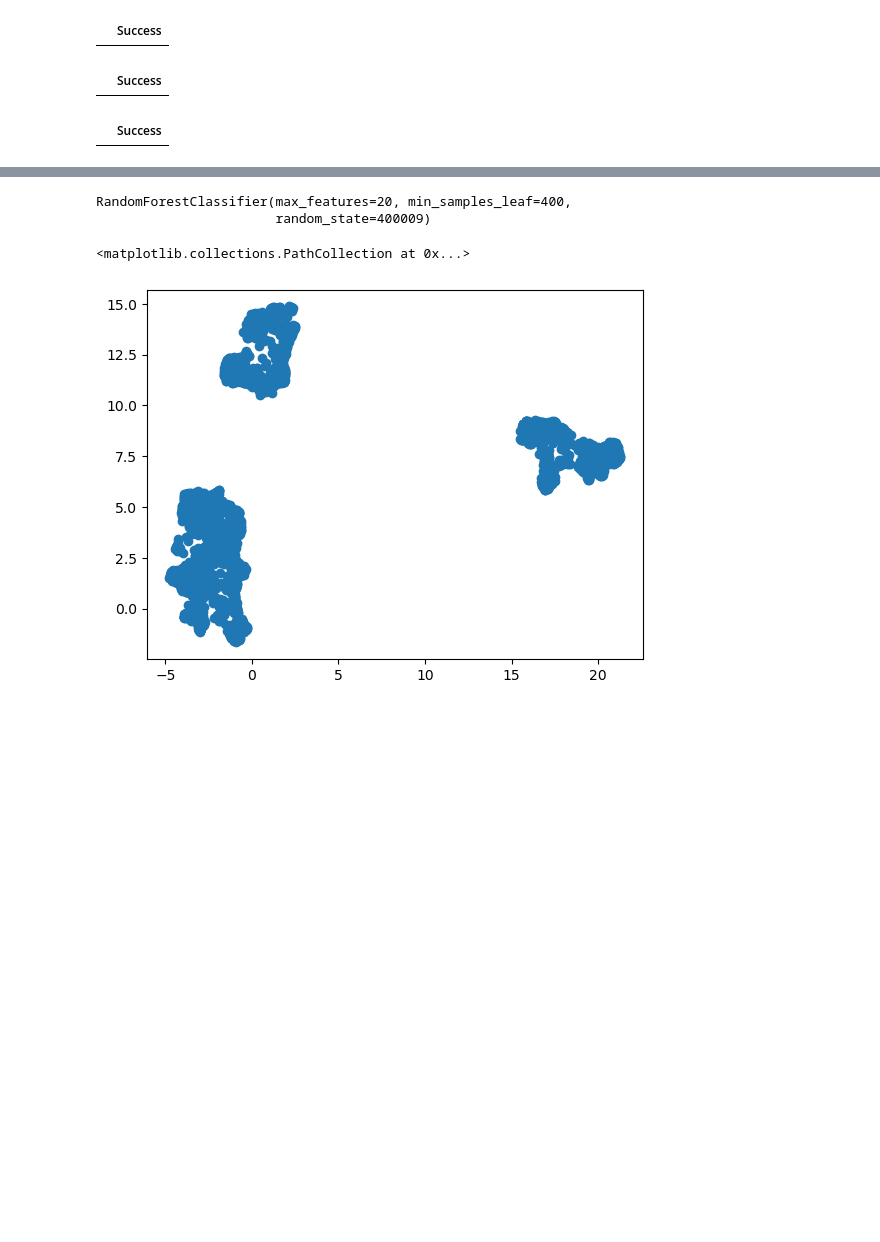
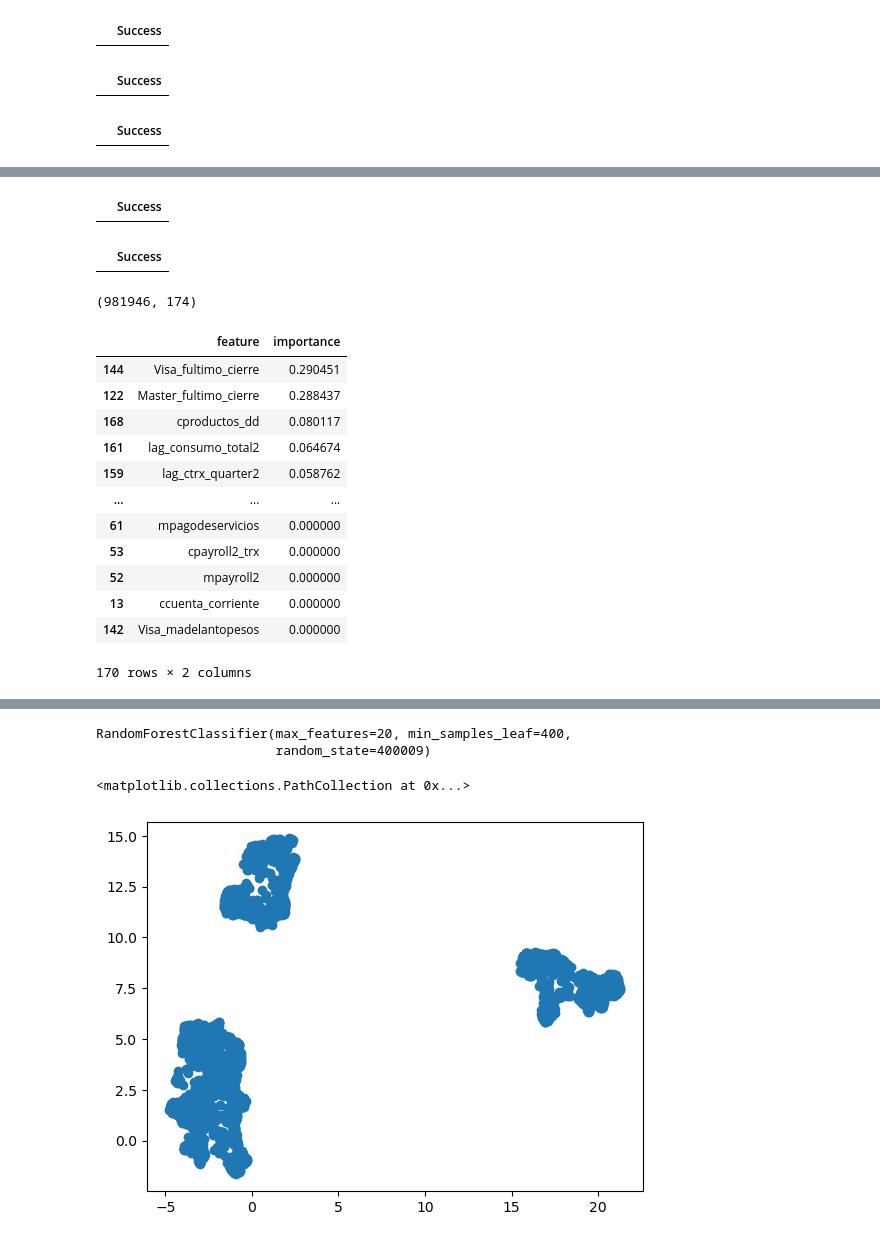
Before and after one commit to N-Alba-DS/dmeyf2024, a Jupyter notebook: Modelos/Modelo_1.ipynb, the cells around one changed output, grey strips where cells are left out. Cells and saved outputs as stored; diff of their text form; code cells hidden in the pictures; blank space fills up the shorter version.

```diff
--- a/Modelos/Modelo_1.ipynb
+++ b/Modelos/Modelo_1.ipynb
@@ -230,3 +250,30 @@ from df_train
+# %%
+%%sql
+create or replace table df_train as
+select *
+    , percent_rank() over (partition by foto_mes order by cliente_antiguedad) as cliente_antiguedad_dd
+    , percent_rank() over (partition by foto_mes order by cliente_edad) as cliente_edad_dd
+    , percent_rank() over (partition by foto_mes order by ctrx_quarter) as ctrx_quarter_dd
+    , percent_rank() over (partition by foto_mes order by mactivos_margen) as mactivos_margen_dd
+    , percent_rank() over (partition by foto_mes order by mpayroll) as mpayroll_dd
+    , percent_rank() over (partition by foto_mes order by intensidad_gasto) as intensidad_gasto_dd
+    , percent_rank() over (partition by foto_mes order by cproductos) as cproductos_dd
+from df_train
+# %% [output]
+|  | Success |
+# %%
+%%sql
+create or replace table df_train as
+select *
+    , percent_rank() over (partition by foto_mes order by cliente_antiguedad) as cliente_antiguedad_dd
+
+from df_train
+# %% [output]
+|  | Success |
 # %%
 result = %sql SELECT * FROM df_train
 df_train = pd.DataFrame(result)
+# %%
+df_train.shape
+# %% [output]
+(981946, 174)
@@ -232,0 +282,31 @@ df_train = pd.DataFrame(result)
+# %%
+mod = sklearn.ensemble.RandomForestClassifier(n_estimators=400, min_samples_leaf=200, random_state=semillas[1], n_jobs=-1)
+X = df_train.drop(columns=['clase_ternaria'])
+
+X = X.select_dtypes(include=['float64', 'int64'])
+Y = df_train['clase_ternaria']
+imp_mean = SimpleImputer(missing_values=np.nan, strategy='median')
+X_imp = imp_mean.fit_transform(X)
+mod.fit(X_imp, Y)
+importances = mod.feature_importances_
+feature_names = X.columns
+
+# Crear un DataFrame para visualizar las importancias
+feature_importances = pd.DataFrame({'feature': feature_names, 'importance': importances})
+feature_importances = feature_importances.sort_values(by='importance', ascending=False)
+
+feature_importances.sort_values(by='importance', ascending=False)
+# %% [output]
+|  | feature | importance |
+| 144 | Visa_fultimo_cierre | 0.290451 |
+| 122 | Master_fultimo_cierre | 0.288437 |
+| 168 | cproductos_dd | 0.080117 |
+| 161 | lag_consumo_total2 | 0.064674 |
+| 159 | lag_ctrx_quarter2 | 0.058762 |
+| ... | ... | ... |
+| 61 | mpagodeservicios | 0.000000 |
+| 53 | cpayroll2_trx | 0.000000 |
+| 52 | mpayroll2 | 0.000000 |
+| 13 | ccuenta_corriente | 0.000000 |
+| 142 | Visa_madelantopesos | 0.000000 |
+170 rows × 2 columns
```
Also changed, not shown: parts of 15 cells of this notebook, 2 other files.
